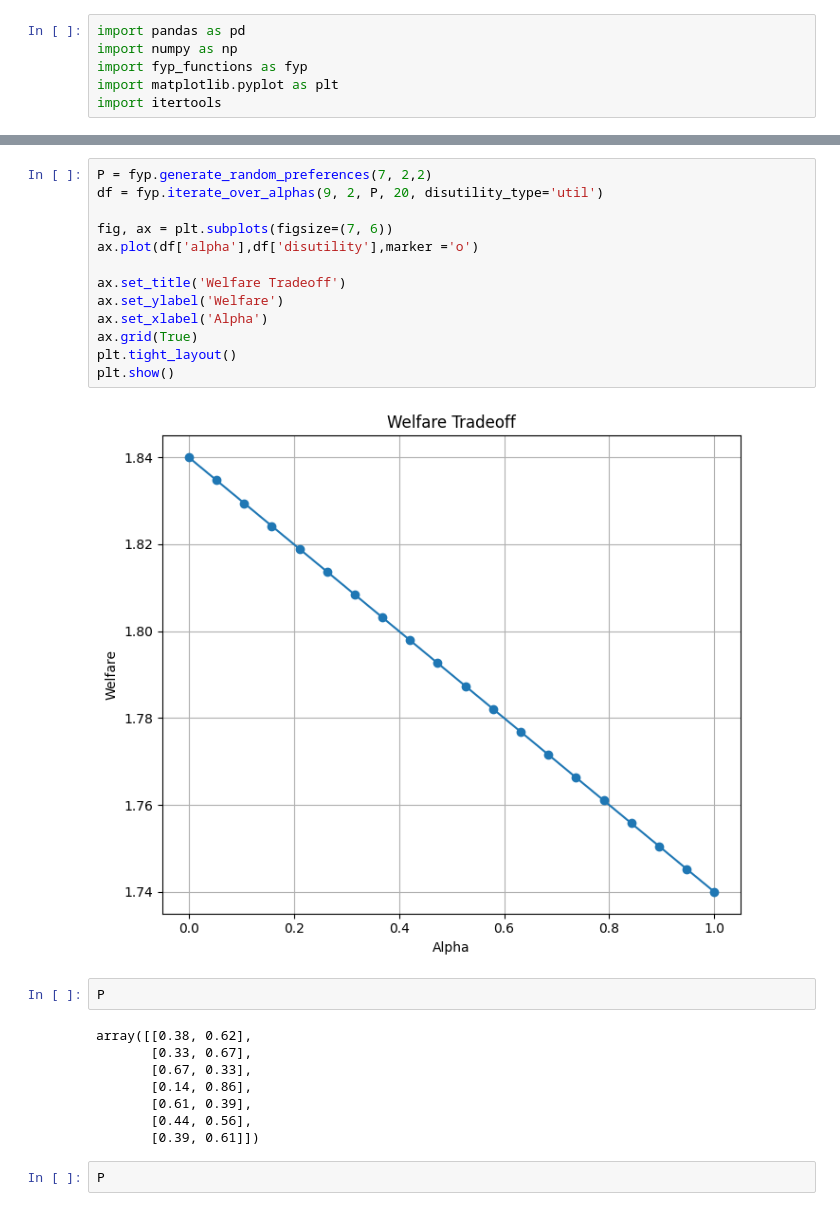
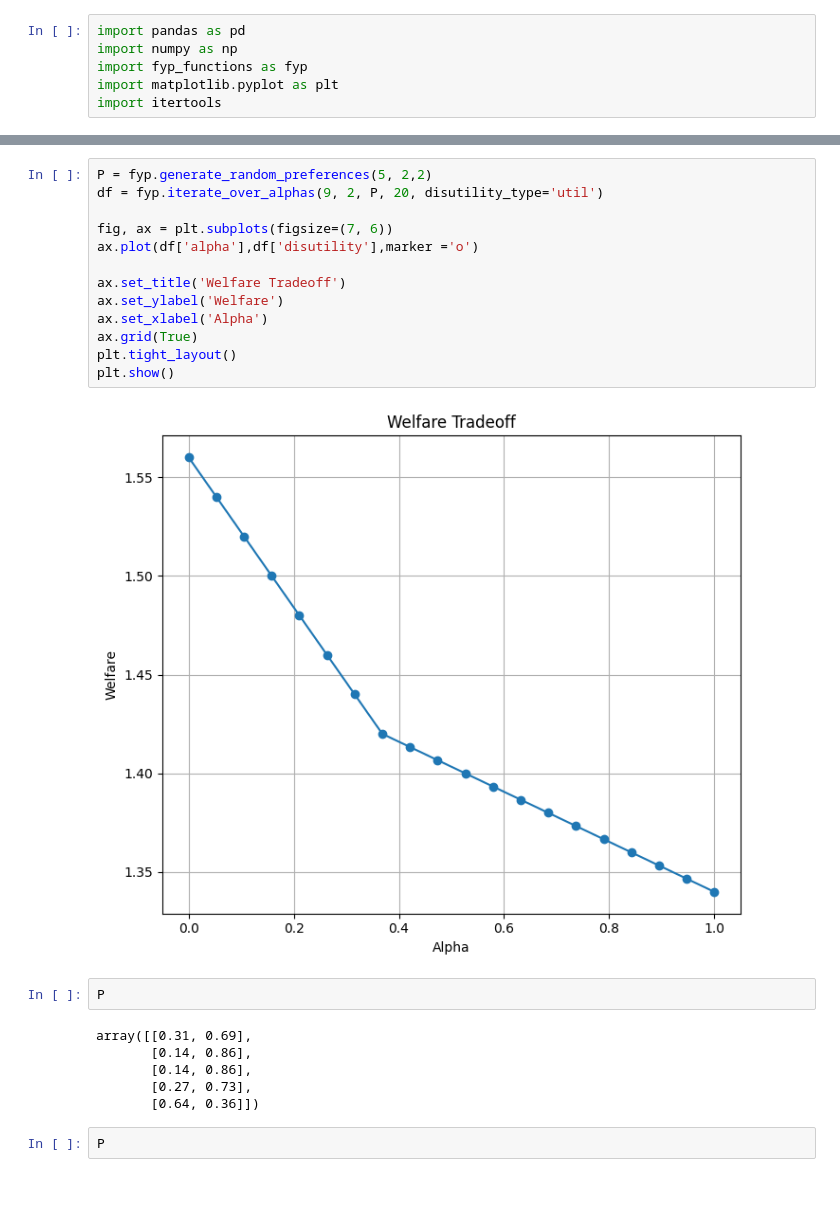
Before and after one commit to tanhl30/FYP, a Jupyter notebook: main2.ipynb, the cells around one changed output, grey strips where cells are left out. Saved outputs shown, nothing was run; the diff lists cells and outputs as text.

```diff
--- a/main2.ipynb
+++ b/main2.ipynb
@@ -7,28 +29,26 @@ import itertools
 # %%
-P = fyp.generate_random_preferences(7, 2,2)
+P = fyp.generate_random_preferences(5, 2,2)
 df = fyp.iterate_over_alphas(9, 2, P, 20, disutility_type='util')
 
 fig, ax = plt.subplots(figsize=(7, 6))
 ax.plot(df['alpha'],df['disutility'],marker ='o')
 
 ax.set_title('Welfare Tradeoff')
 ax.set_ylabel('Welfare')
 ax.set_xlabel('Alpha')
 ax.grid(True)
 plt.tight_layout()
 plt.show()
 # %% [output]
-[figure, old version]
+[figure, new version]
 # %%
 P
 # %% [output]
-array([[0.38, 0.62],
-       [0.33, 0.67],
-       [0.67, 0.33],
+array([[0.31, 0.69],
        [0.14, 0.86],
-       [0.61, 0.39],
-       [0.44, 0.56],
-       [0.39, 0.61]])
+       [0.14, 0.86],
+       [0.27, 0.73],
+       [0.64, 0.36]])
 # %%
 P
 # %% [output]
```
Also changed, not shown: parts of 2 cells of this notebook, 3 other files.
